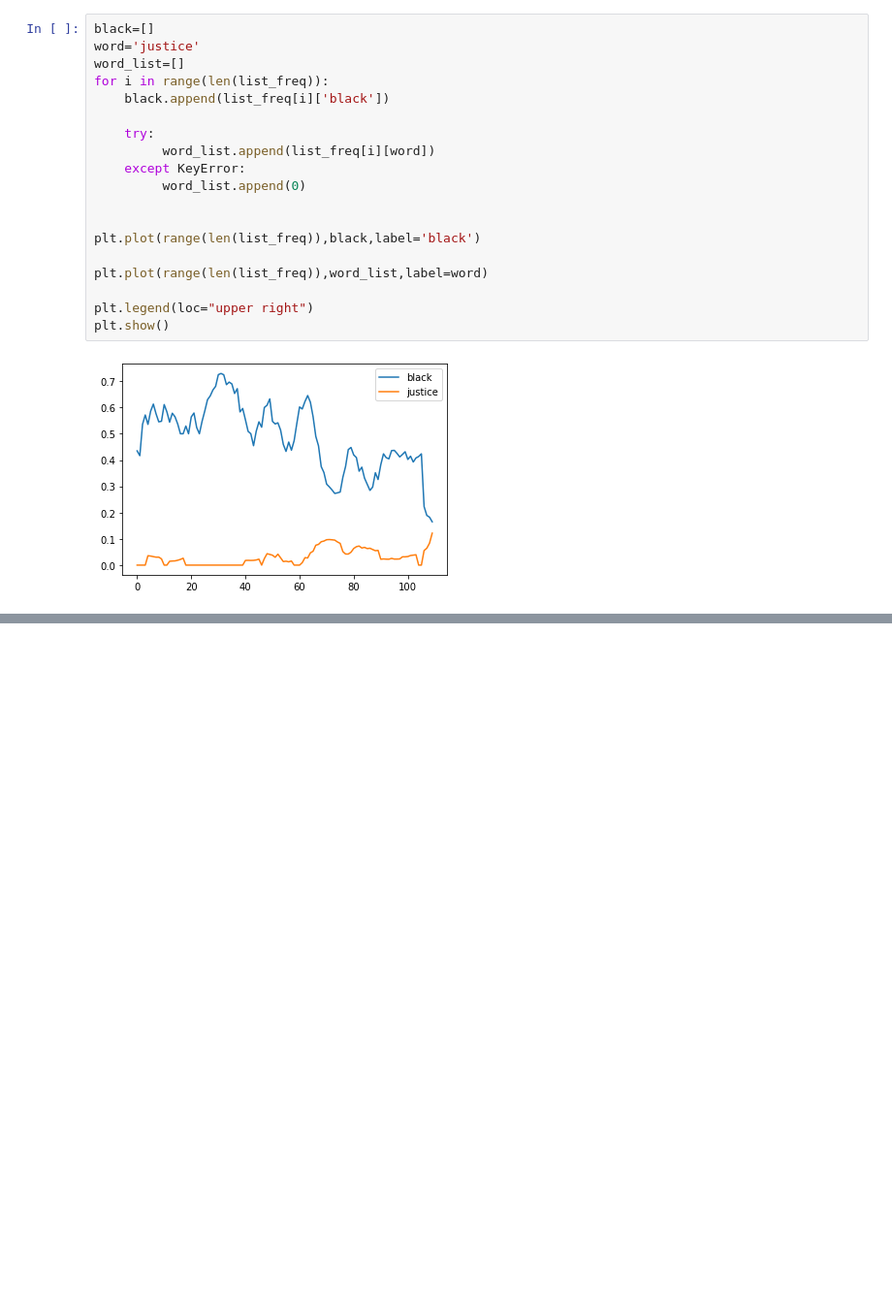
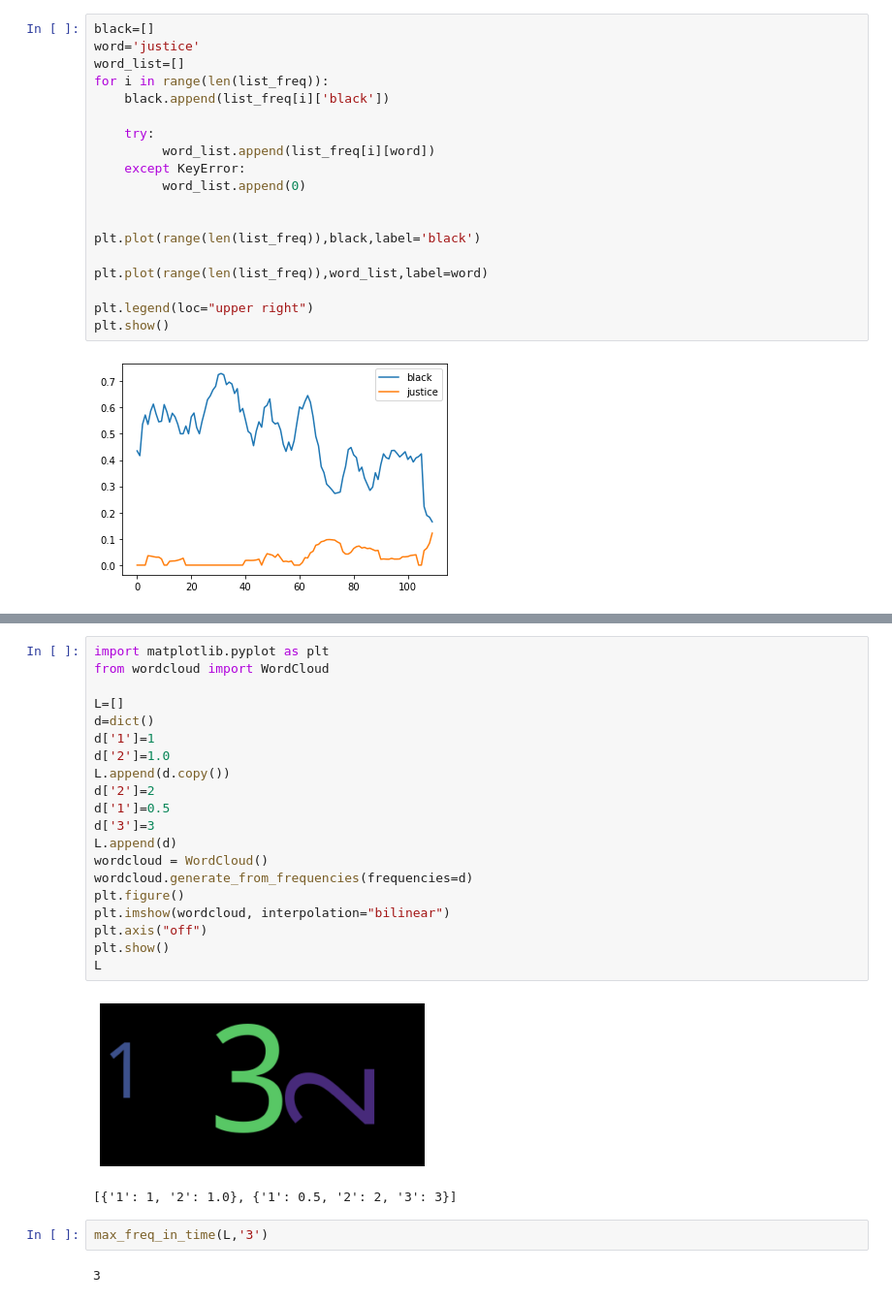
Before and after one commit to Isyohan/WeakSignalsBLM, a Jupyter notebook: BLM_Clustering.ipynb, the cells around one changed output, grey strips where cells are left out. Shown at 97% size. Drawn from its saved outputs; the diff is of its cells as text; blank space fills up the shorter version.

Commit message:
update wordcloud

```diff
--- a/BLM_Clustering.ipynb
+++ b/BLM_Clustering.ipynb
@@ -605,0 +670,27 @@ plt.show()
+# %%
+import matplotlib.pyplot as plt
+from wordcloud import WordCloud
+
+L=[]
+d=dict()
+d['1']=1
+d['2']=1.0
+L.append(d.copy())
+d['2']=2
+d['1']=0.5
+d['3']=3
+L.append(d)
+wordcloud = WordCloud()
+wordcloud.generate_from_frequencies(frequencies=d)
+plt.figure()
+plt.imshow(wordcloud, interpolation="bilinear")
+plt.axis("off")
+plt.show()
+L
+# %% [output]
+[figure, added]
+[{'1': 1, '2': 1.0}, {'1': 0.5, '2': 2, '3': 3}]
+# %%
+max_freq_in_time(L,'3')
+# %% [output]
+3
```
Also changed, not shown: parts of 27 cells of this notebook, 3 other files.
